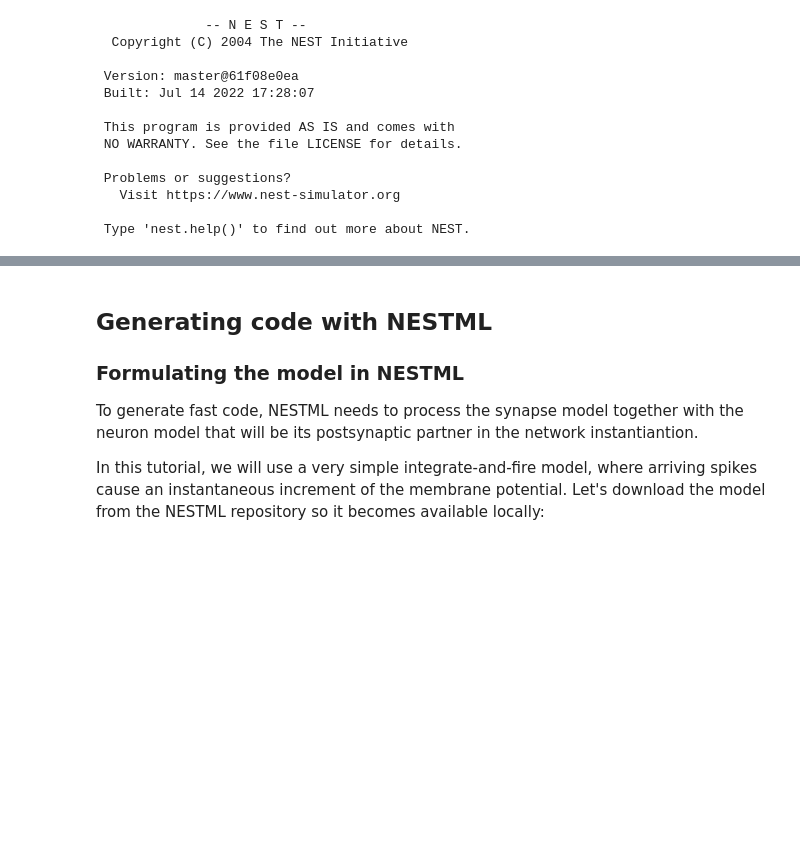
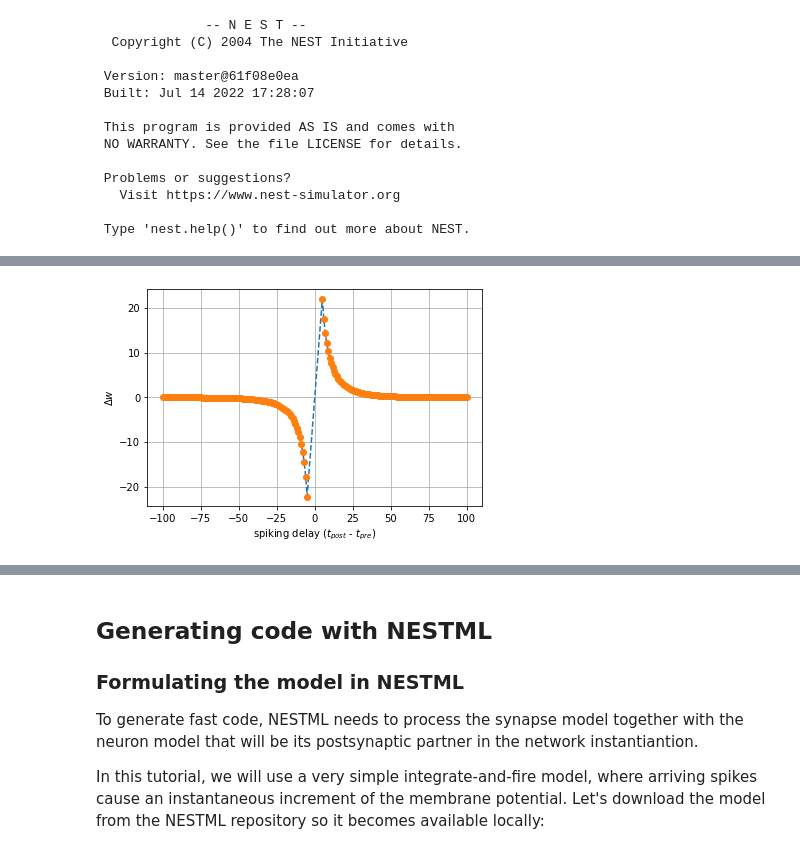
Before and after one commit to Wiss/nestml, a Jupyter notebook: ehp/three_factor_lr/ed_stdp.ipynb, the cells around one changed output, grey strips where cells are left out. Cells and saved outputs as stored; diff of their text form; code cells hidden in the pictures; blank space fills up the shorter version.

```diff
--- a/ehp/three_factor_lr/ed_stdp.ipynb
+++ b/ehp/three_factor_lr/ed_stdp.ipynb
@@ -242,0 +248,36 @@ Text(0, 0.5, '$\\Delta w$ ')
+# %%
+#delta_t = t_o - t_i
+w_init = 0.5
+w_all_ed = []
+d_w_tot_ed = []
+for k, d_t in enumerate(delta_t):
+    for n in range(int(abs(stim_time/d_t))):
+        if n == 0:
+            w = w_init
+            if k%10 == 0:
+                print(f"iter: {k}, delta_d: {d_t}, w_init: {w}")
+                ATP = 97
+                e_term = (ATP/100)**2
+                #exponent = (1.-ATP/100)**10
+                exponent = (1.-e_term)
+                e_term_exp = np.exp(-exponent)
+        else:
+            if d_t > 0:
+                w += delta_w(lam*e_term_exp, mu_p, mu_m, alpha,
+                             d_t, w, tau_up, tau_down, w_max)
+            else:
+                w += delta_w(lam, mu_p, mu_m, alpha,
+                             d_t, w, tau_up, tau_down, w_max)
+            #w = max(min(w_max, w), w_min)
+        if n == int(abs(stim_time/d_t)) - 1:
+            d_w_tot_ed.append(w - w_init)
+    if k%10 == 0:
+        print(f"iter: {k}, delta_d: {d_t}, w_end: {w}, d_w_tot: {d_w_tot[-1]}")
+        print(f"e_term_exp = {e_term_exp}")
+        print(f"e_term = {e_term}")
+        print(f"exponent = {exponent}")
+    w_all_ed.append(w)
+
+#print(delta_t)
+#print(w_all)
+#print(d_w_tot)
@@ -242,0 +302,8 @@ Text(0, 0.5, '$\\Delta w$ ')
+# %%
+plt.plot(delta_t, d_w_tot_ed, "--")
+plt.plot(delta_t, d_w_tot_ed, "o")
+plt.xlabel("spiking delay ($t_{post}$ - $t_{pre}$)")
+plt.ylabel(r"$\Delta w$ ")
+plt.grid()
+# %% [output]
+[figure, added]
```
Also changed, not shown: parts of 9 cells of this notebook, 3 other files.
